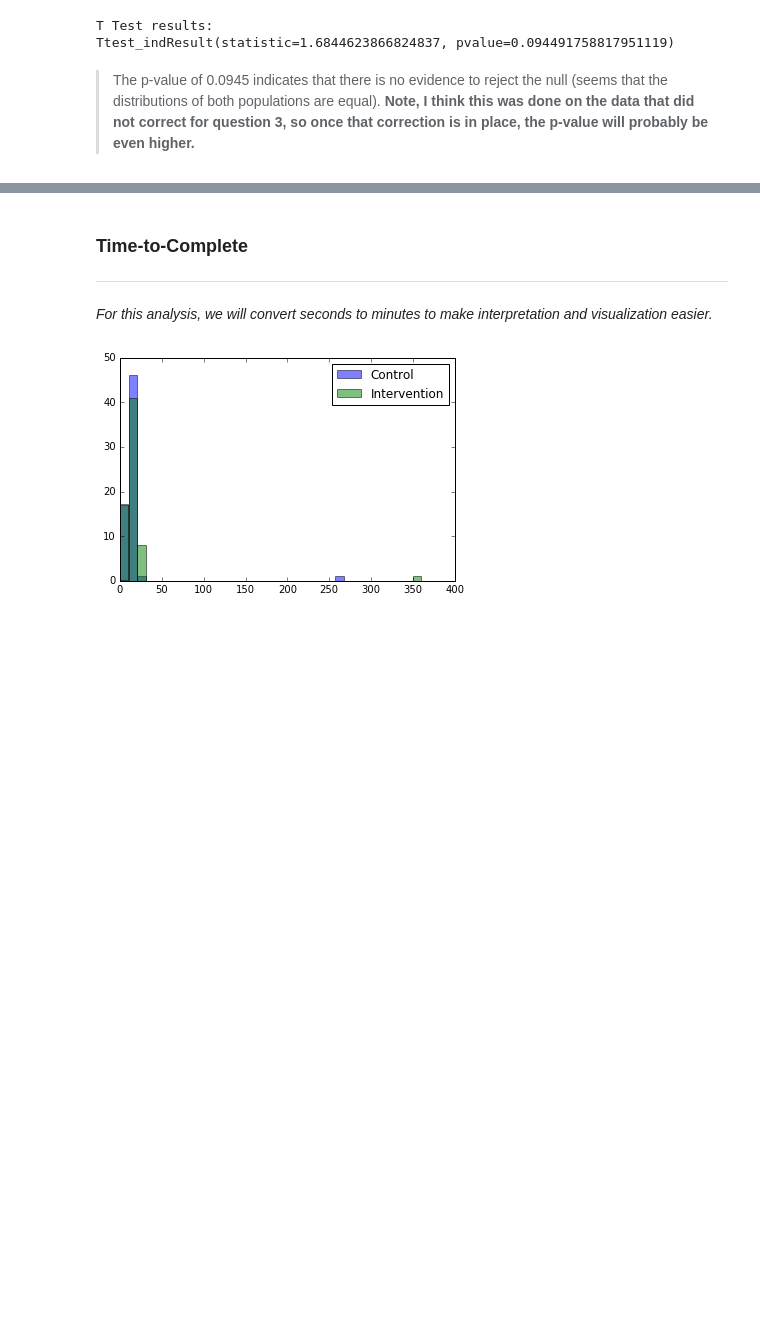
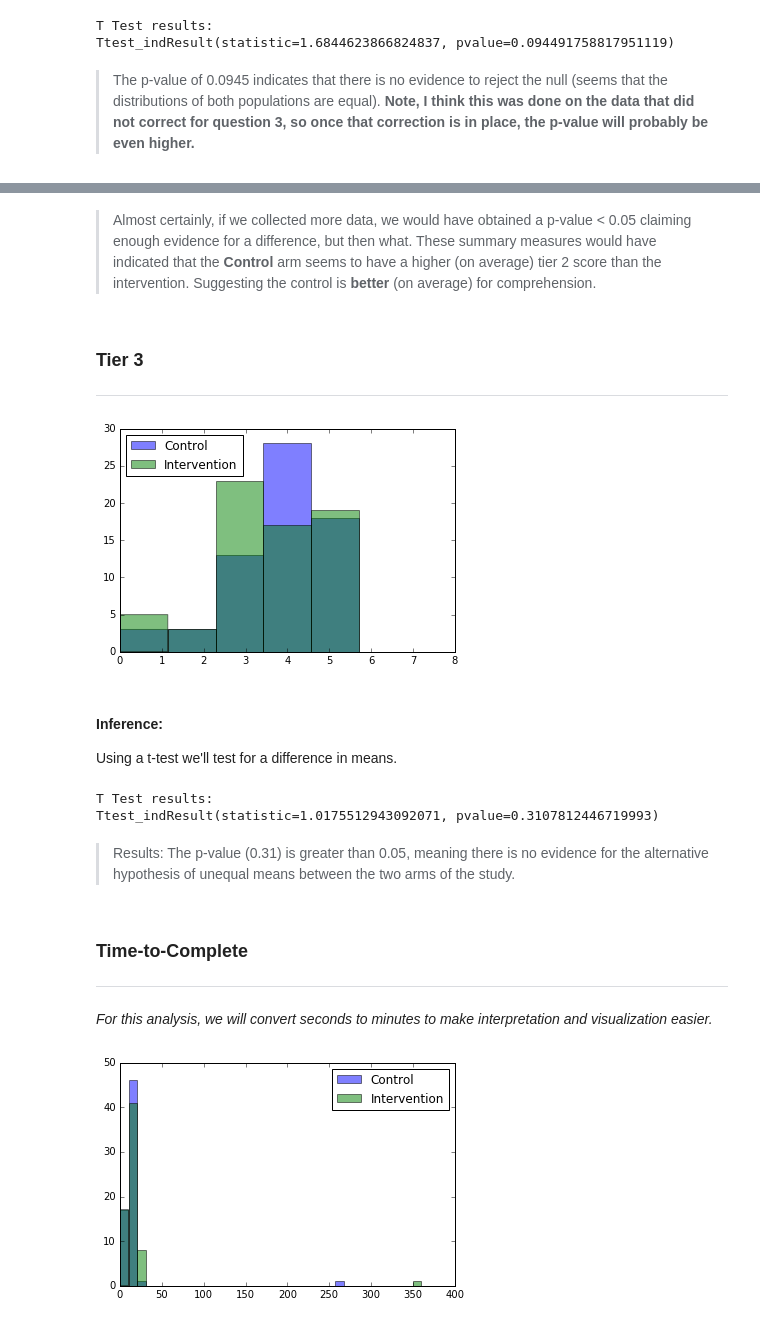
Before and after one commit to Duke-Translational-Bioinformatics/kairx-analysis, a Jupyter notebook: notebooks/med_student_qualtrics_cq.ipynb, the cells around one changed output, grey strips where cells are left out. Saved outputs shown, nothing was run; the diff lists cells and outputs as text; code cells hidden in the pictures; blank space fills up the shorter version.

```diff
--- a/notebooks/med_student_qualtrics_cq.ipynb
+++ b/notebooks/med_student_qualtrics_cq.ipynb
@@ -99,3 +233,40 @@ Ttest_indResult(statistic=1.6844623866824837, pvalue=0.094491758817951119)
+# %% [markdown]
+>Almost certainly, if we collected more data, we would have obtained a p-value < 0.05 claiming enough evidence for a difference, but then what. These summary measures would have indicated that the **Control** arm seems to have a higher (on average) tier 2 score than the intervention. Suggesting the control is **better** (on average) for comprehension.
+# %% [markdown]
+<a id='tier3'></a>
+### Tier 3
+---------
+# %%
+#projection
+tier3 = ['11. After asking the patient about his gout, he explains that he has not picked up his gout medic...',
+         '2. The patient’s blood pressure did not decrease in the 3 years after he was prescribed the thiaz...',
+         '4. What do you suspect happened with his new antihypertensive regimen of HCTZ + ACE inhibitor tha...',
+         '5. Despite Mr. Smith’s diligent adherence to his exercise and diet regimen and his past medicatio...',
+         '5. Why do you think the provider chose bupropion to prescribe in 2006? '
+         ]
+
+tier3_control = cq_control.apply(lambda row: returnScore(row,tier3),axis=1)
+tier3_interve = cq_interve.apply(lambda row: returnScore(row,tier3),axis=1)
+
+bins = numpy.linspace(0, 8, 8)
+
+pyplot.hist(tier3_control, bins, alpha=0.5, label='Control')
+pyplot.hist(tier3_interve, bins, alpha=0.5, label='Intervention')
+pyplot.legend(loc='upper left')
+pyplot.show()
+# %% [output]
+[figure, added]
+# %% [markdown]
+#### Inference:
+Using a t-test we'll test for a difference in means.
+# %%
+print("T Test results: ")
+print(scipy.stats.ttest_ind(tier3_control,tier3_interve))
+# %% [output]
+T Test results:
+Ttest_indResult(statistic=1.0175512943092071, pvalue=0.3107812446719993)
+# %% [markdown]
+>Results: The p-value (0.31) is greater than 0.05, meaning there is no evidence for the alternative hypothesis of unequal means between the two arms of the study.
 # %% [markdown]
 <a id='ttc'></a>
 ### Time-to-Complete
```
Also changed, not shown: parts of 16 cells of this notebook, 6 other files.
